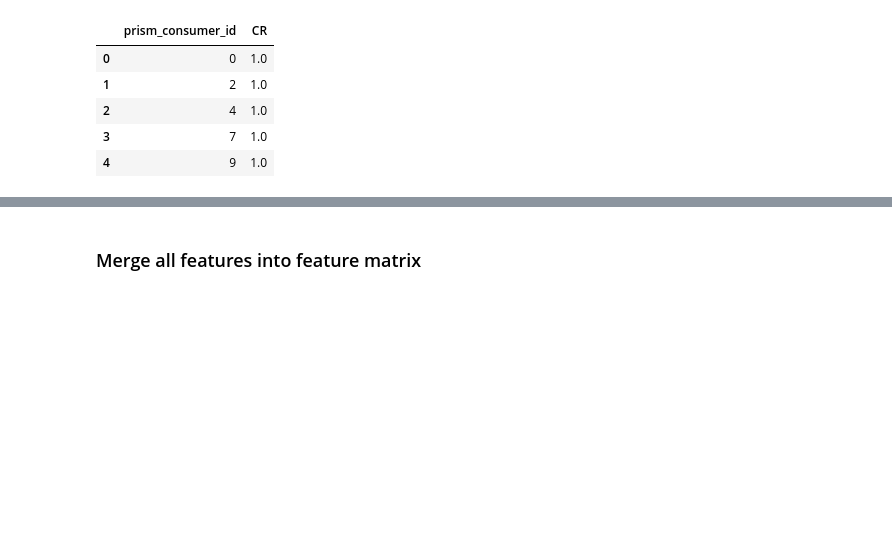
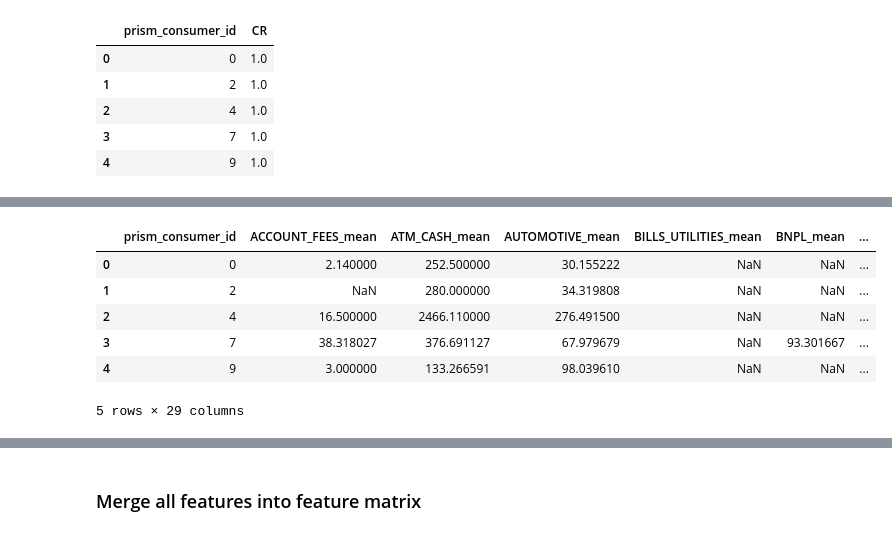
Before and after one commit to JiaDarren/DSC_180A, a Jupyter notebook: notebooks/risk_predictor.ipynb, the cells around one changed output, grey strips where cells are left out. Saved outputs shown, nothing was run; the diff lists cells and outputs as text; code cells hidden in the pictures; blank space fills up the shorter version.

```diff
--- a/notebooks/risk_predictor.ipynb
+++ b/notebooks/risk_predictor.ipynb
@@ -347,0 +350,18 @@ CR.head()
+# %%
+def get_avg_tax_amt(outflows):
+    return (
+        outflows[outflows['category_description'] == 'TAX']
+        .groupby('prism_consumer_id')['amount']
+        .agg(['mean', 'median', 'min', 'max'])
+        .rename({
+            'mean':'tax_mean',
+            'median':'tax_median',
+            'min':'tax_min',
+            'max':'tax_max'
+        }, axis=1)
+        .reset_index()
+    )
+
+tax_summary = get_avg_tax_amt(outflows)
+features.append(tax_summary)
+tax_summary.head()
@@ -347,0 +411,32 @@ CR.head()
+# %%
+def avg_monthly_cat_spending(outflows):
+    # Get month range
+    outflow_transactions = outflows.copy()
+    outflow_transactions['month'] = pd.to_datetime(outflow_transactions['posted_date']).dt.month
+    outflow_transactions['year'] = pd.to_datetime(outflow_transactions['posted_date']).dt.year
+    outflow_transactions['date_id'] = 12 * (outflow_transactions['year'] - min(outflow_transactions['year'])) + outflow_transactions['month']
+    # Get average amount of transaction per month
+    return (
+        outflow_transactions
+        .groupby(['prism_consumer_id', 'category_description', 'date_id'])['amount']
+        .mean()
+        .reset_index(name='mean_transaction')
+        .groupby(['prism_consumer_id', 'category_description'])
+        .mean()
+        .reset_index()
+        .pivot(index='prism_consumer_id', columns='category_description', values='mean_transaction')
+        .add_suffix('_mean')
+        .reset_index()
+        .rename_axis(None, axis=1)
+    )
+avg_month_spending = avg_monthly_cat_spending(outflows)
+features.append(avg_month_spending)
+avg_month_spending.head()
+# %% [output]
+|  | prism_consumer_id | ACCOUNT_FEES_mean | ATM_CASH_mean | AUTOMOTIVE_mean | BILLS_UTILITIES_mean | BNPL_mean | ... |
+| 0 | 0 | 2.140000 | 252.500000 | 30.155222 | NaN | NaN | ... |
+| 1 | 2 | NaN | 280.000000 | 34.319808 | NaN | NaN | ... |
+| 2 | 4 | 16.500000 | 2466.110000 | 276.491500 | NaN | NaN | ... |
+| 3 | 7 | 38.318027 | 376.691127 | 67.979679 | NaN | 93.301667 | ... |
+| 4 | 9 | 3.000000 | 133.266591 | 98.039610 | NaN | NaN | ... |
+5 rows × 29 columns
```
Also changed, not shown: parts of 14 cells of this notebook, 1 other file.
